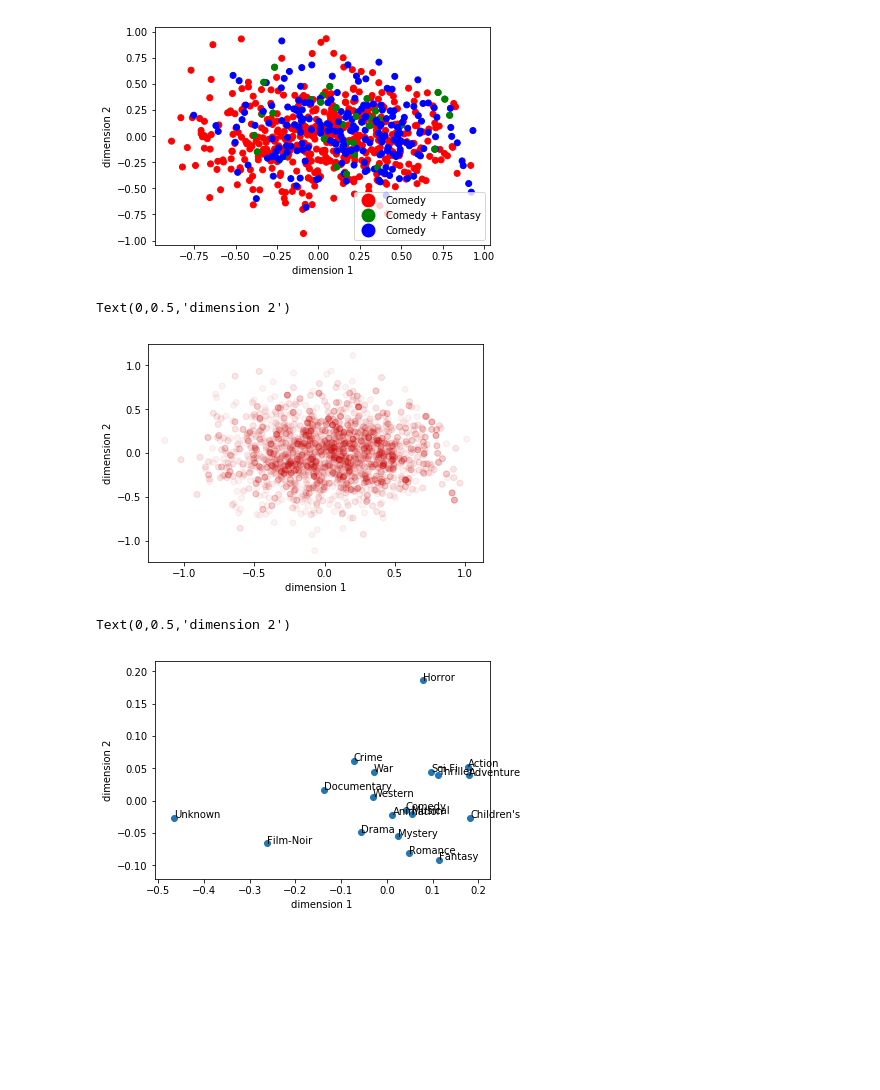
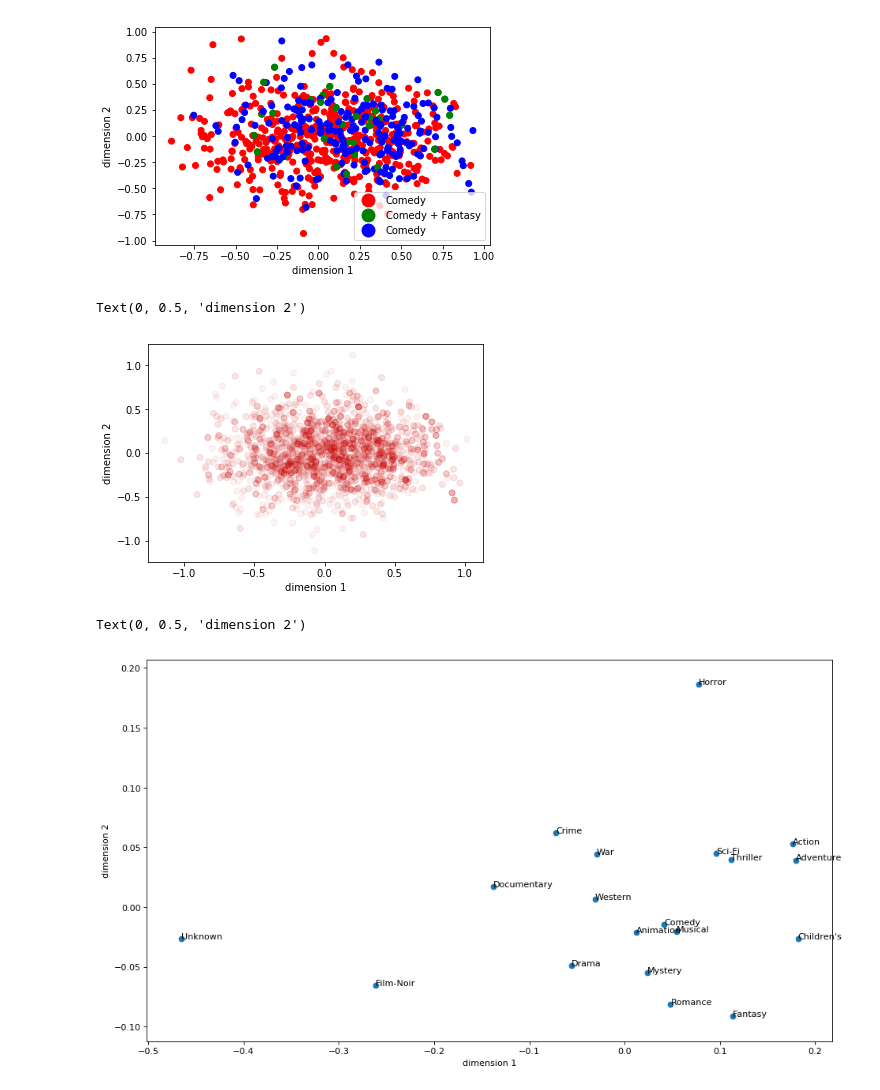
Before and after one commit to alycialee/CS155Project2, a Jupyter notebook: run_visualizations.ipynb, the cells around one changed output. Saved outputs shown, nothing was run; the diff lists cells and outputs as text; code cells hidden in the pictures; blank space fills up the shorter version.

Commit message:
bigger graphs

```diff
--- a/run_visualizations.ipynb
+++ b/run_visualizations.ipynb
@@ -6,11 +8,11 @@ from numpy.linalg import svd
 # %%
-with open('data/get_movies.pkl', 'rb') as f:
+with open('get_movies.pkl', 'rb') as f:
     t = pickle.load(f)
 
 movie_dic = t[0]
 movie_genre_dic = t[1]
 
-with open('data/get_ratings.pkl', 'rb') as f:
+with open('get_ratings.pkl', 'rb') as f:
     lst = pickle.load(f)
 # %%
 # load v here
@@ -229,30 +231,31 @@ plt.scatter(x, y, color=rgba_colors)
 plt.xlabel("dimension 1")
 plt.ylabel("dimension 2")
 # %% [output]
-Text(0,0.5,'dimension 2')
+Text(0, 0.5, 'dimension 2')
 [figure]
 # %%
 # see how related the genres are in the embedding space
 # gets information about the movie genres
 centers_x = []
 centers_y = []
 for g in genre:
     indices = movie_genre_dic[g]
     temp_x = np.array([transformed_v[i][0] for i in indices])
     temp_y = np.array([transformed_v[i][1] for i in indices])
 
     centers_x.append(np.mean(temp_x))
     centers_y.append(np.mean(temp_y))
 
+fig=plt.figure(figsize=(14, 8), dpi= 80, facecolor='w', edgecolor='k')
 plt.scatter(centers_x,centers_y)
 for i, (xi, yi) in enumerate(zip(centers_x, centers_y)):
     plt.annotate(genre[i], (xi, yi))
 
 plt.xlabel("dimension 1")
 plt.ylabel("dimension 2")
 # %% [output]
-Text(0,0.5,'dimension 2')
+Text(0, 0.5, 'dimension 2')
-[figure, old version]
+[figure, new version]
 # %%
 # compare age groups
 
```
Also changed, not shown: parts of 3 cells of this notebook.
